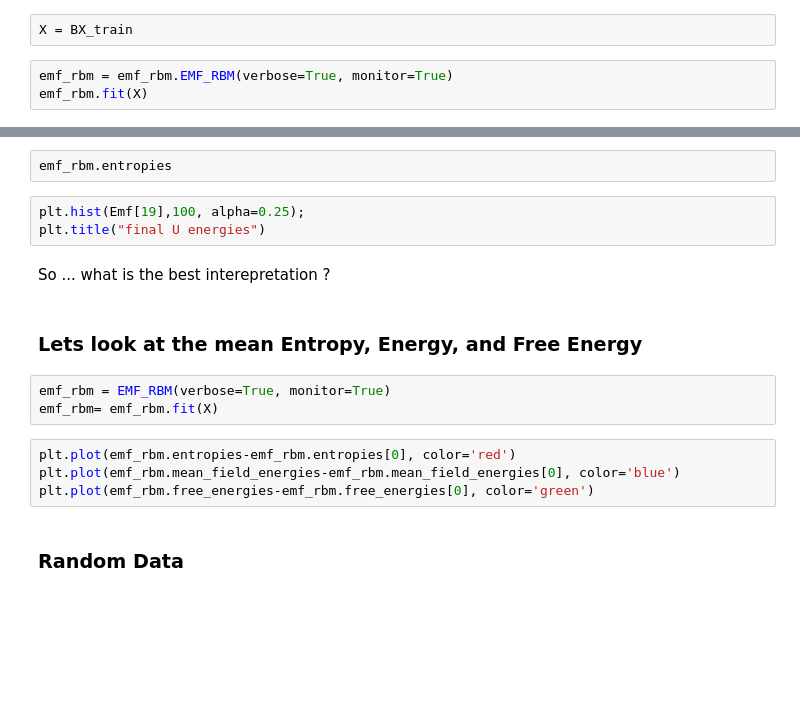
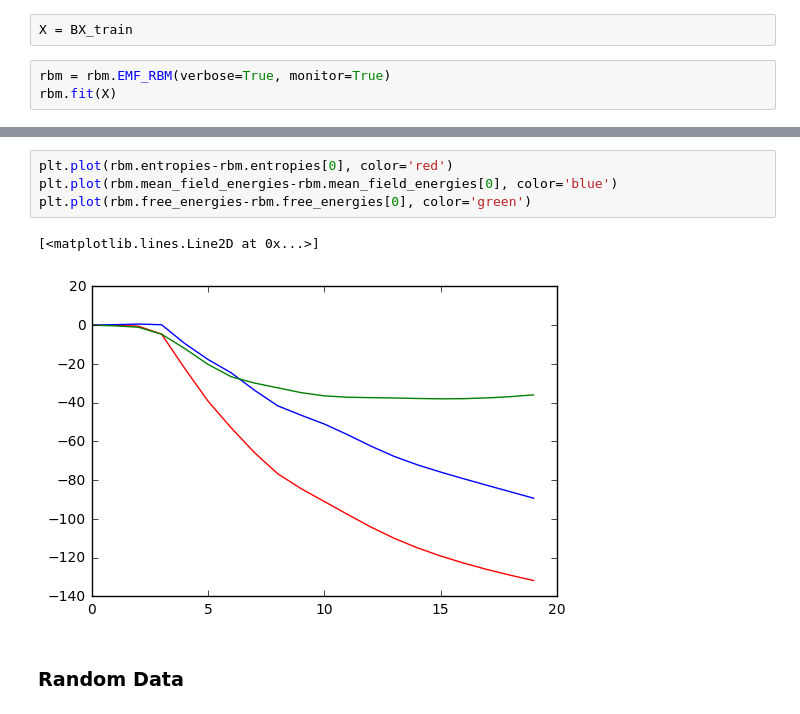
Before and after one commit to charlesmartin14/emf-rbm, a Jupyter notebook: EMF_RBM_Energy_Landscapes.ipynb, the cells around one changed output, grey strips where cells are left out. Drawn from its saved outputs; the diff is of its cells as text; blank space fills up the shorter version.

```diff
--- a/EMF_RBM_Energy_Landscapes.ipynb
+++ b/EMF_RBM_Energy_Landscapes.ipynb
@@ -73,8 +73,8 @@ for i in range(10):
 # %%
 X = BX_train
 # %%
-emf_rbm = emf_rbm.EMF_RBM(verbose=True, monitor=True)
-emf_rbm.fit(X)
+rbm = rbm.EMF_RBM(verbose=True, monitor=True)
+rbm.fit(X)
 # %% [output]
 [EMF_RBM] Iteration 1, pseudo-likelihood = -217.07, time = 9.46s
 computing TAP Free Energies
@@ -85,19 +100,10 @@ monitor:  -275.816367219 385.030201504 109.220775216
-# %%
-emf_rbm.entropies
-# %%
-plt.hist(Emf[19],100, alpha=0.25);
-plt.title("final U energies")
-# %% [markdown]
-So ... what is the best interepretation ?
-# %% [markdown]
-### Lets look at the mean Entropy, Energy, and Free Energy
-# %%
-emf_rbm = EMF_RBM(verbose=True, monitor=True)
-emf_rbm= emf_rbm.fit(X)
 # %%
-plt.plot(emf_rbm.entropies-emf_rbm.entropies[0], color='red')
-plt.plot(emf_rbm.mean_field_energies-emf_rbm.mean_field_energies[0], color='blue')
-plt.plot(emf_rbm.free_energies-emf_rbm.free_energies[0], color='green')
+plt.plot(rbm.entropies-rbm.entropies[0], color='red')
+plt.plot(rbm.mean_field_energies-rbm.mean_field_energies[0], color='blue')
+plt.plot(rbm.free_energies-rbm.free_energies[0], color='green')
+# %% [output]
+[<matplotlib.lines.Line2D at 0x...>]
+[figure, added]
 # %% [markdown]
 ### Random Data
 # %%
```
Also changed, not shown: parts of 4 cells of this notebook.
